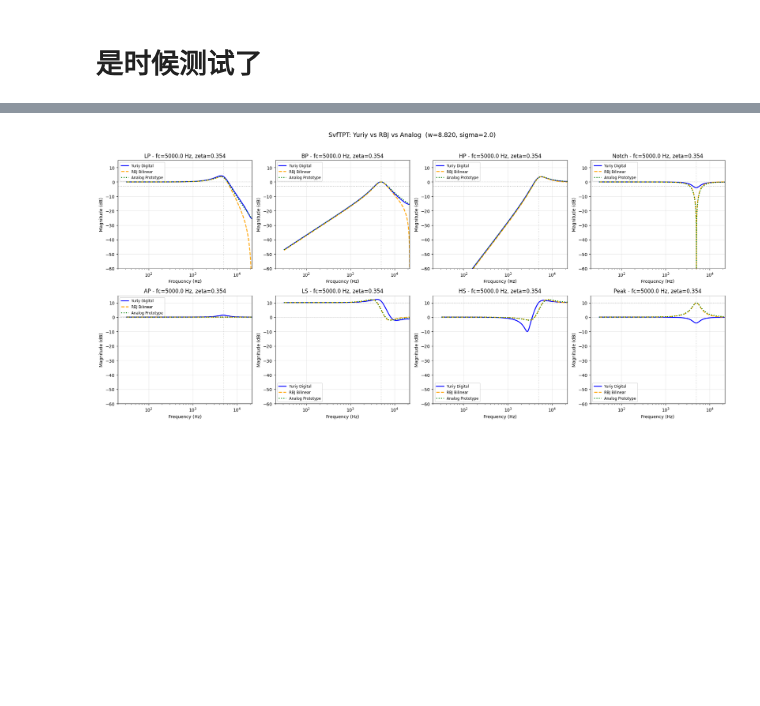
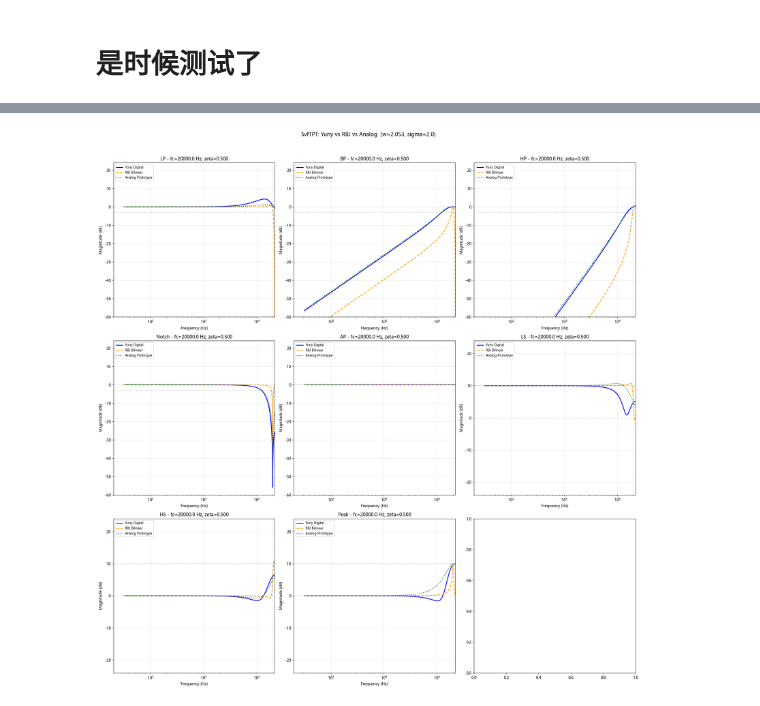
Before and after one commit to a5632645/qwqdsp, a Jupyter notebook: notebooks/ivantsovy_2nd_svf.ipynb, the cells around one changed output, grey strips where cells are left out. Cells and saved outputs as stored; diff of their text form; code cells hidden in the pictures; blank space fills up the shorter version.

```diff
--- a/notebooks/ivantsovy_2nd_svf.ipynb
+++ b/notebooks/ivantsovy_2nd_svf.ipynb
@@ -858,12 +920,36 @@ def yuriy_g_zeta(nu, kappa):
     zeta_z = np.sqrt(nu + kappa) / np.sqrt(2 * nu)
     return g_z, zeta_z
 
-def yuriy_m0z_m1z_m2z(m0, m1, m2, sigma, w, v):
+def yuriy_m0z_m1z_m2z(m0, m1, m2, sigma, w, v, k, g, g_z, zeta, zeta_z):
     """计算数字域的混合系数 m0z, m1z, m2z
     """
     m0z = m0
-    m1z = sign(m1) * np.sqrt(w**2 * m1**2 + m0**2*sigma**4) / np.sqrt(v)
     m2z = sign(m2) * np.sqrt((m0**2*sigma**4+m2**2*w**4+w**2*sigma**2*(m1**2-2*m0*m2))) / v
+    # m1z = sign(m1) * np.sqrt(w**2 * m1**2 + m0**2*sigma**4) / np.sqrt(v)
+    # m1z = m1
+
+    if label == 'LP':
+        m1z = 2*sigma/np.sqrt(v)
+        # m1z = m1
+    elif label == 'HP':
+        m1z = 0
+    elif label == 'BP':
+        # m1z = m2z*np.sqrt(v)/sigma
+        m1z = 2 * w * zeta / np.sqrt(v)
+    elif label == 'AP':
+        m1z = 2*zeta_z
+    elif label == 'NOTCH':
+        # m1z = np.sqrt((v + k)*2)*(m2z*v-np.pi**2)+2*np.pi*v*(m2z-1)
+        m1z = 0
+    # elif label == 'LS':
+    #     pass
+    # elif label == 'HS':
+    #     pass
+    # elif label == 'Peak':
+    #     pass
+    else:
+        m1z = m1
+    m1z = sign(m1) * m1z
     return m0z, m1z, m2z
 
 def yuriy_biquad_coeffs(g_z, zeta_z, m0z, m1z, m2z):
@@ -884,21 +970,14 @@ def yuriy_biquad_coeffs(g_z, zeta_z, m0z, m1z, m2z):
 # ============================================================
 
 fs = 44100.0
-fc = 5000.0
-zeta = 1.0 / np.sqrt(8)
+fc = 20000.0
+zeta = 0.5
 
 # ---- Yuriy 参数映射 ----
-w_y = fs / fc
 sigma_y = 2.0
 gain_db_shelf = 10.0
 gain_lin = 10.0 ** (gain_db_shelf / 20.0)  # 线性增益
-
-nu_y, kappa_y = yuriy_nu_kappa(w_y, sigma_y, zeta)
-g_z, zeta_z = yuriy_g_zeta(nu_y, kappa_y)
-
-print(f"w={w_y:.4f},  sigma={sigma_y}")
-print(f"g_z = {g_z:.6f}  (bilinear g = {np.tan(np.pi*fc/fs):.6f})")
-print(f"zeta_z = {zeta_z:.6f}  (analog zeta = {zeta:.6f})")
+A = 10**(gain_db_shelf / 40.0)
 
 # ---- 八种滤波器类型的 Yuriy 系数 ----
 # (m0, m1, m2, 标签, RBJ 类型, 模拟类型, [增益])
@@ -909,37 +988,55 @@ filter_specs = [
     (0, 0,          1,              "HP",    "high pass",   "high pass",   False),
     (1, 0,          1,              "Notch", "band stop",   "notch",       False),
     (1, -2*zeta,    1,              "AP",    "all pass",    "all pass",    False),
-    (gain_lin, 0,   1,              "LS",    "low shelf",   "low shelf",   True),
-    (1, 0,          gain_lin,       "HS",    "high shelf",  "high shelf",  True),
-    (1, 0,          1,              "Peak",  "band shelf",  "peak",        True),
+    (gain_lin, 2*zeta*A,   1,              "LS",    "low shelf",   "low shelf",   True),
+    (1, 2*zeta*A,          gain_lin,       "HS",    "high shelf",  "high shelf",  True),
+    (1, 2*A*zeta,          1,          "Peak",  "band shelf",  "peak",        True),
 ]
 
 n_filters = len(filter_specs)
 bs_y_list = []
-a_y = None
+a_y_list = []
 labels = []
 rbj_types = []
 analog_types = []
 use_gain = []
 
+def get_prewarped_omega(fc, fs, sigma):
+    if fc > fs / 2:
+        return fs / fc
+    omega_raw = fs / fc
+    ctg_val = 1.0 / np.tan(np.pi / omega_raw)
+    denom = np.sqrt(sigma**2 + (np.pi * ctg_val)**2)
+    return denom
+
 for m0, m1, m2, label, rbj_t, ana_t, need_gain in filter_specs:
-    m0z, m1z, m2z = yuriy_m0z_m1z_m2z(m0, m1, m2, sigma_y, w_y, nu_y)
+    a_fc = fc
+    a_zeta = zeta
+    if label == "LS":
+        a_fc /= np.sqrt(A)
+    elif label == "HS":
+        a_fc *= np.sqrt(A)
+    elif label == "Peak":
+        a_zeta /= A
+    w_y = get_prewarped_omega(a_fc, fs, sigma_y)
+    nu_y, kappa_y = yuriy_nu_kappa(w_y, sigma_y, a_zeta)
+    g_z, zeta_z = yuriy_g_zeta(nu_y, kappa_y)
+    m0z, m1z, m2z = yuriy_m0z_m1z_m2z(m0, m1, m2, sigma_y, w_y, nu_y, kappa_y, a_fc, g_z, a_zeta, zeta_z)
     b, a = yuriy_biquad_coeffs(g_z, zeta_z, m0z, m1z, m2z)
     bs_y_list.append(b)
-    if a_y is None:
-        a_y = a
+    a_y_list.append(a)
     labels.append(label)
     rbj_types.append(rbj_t)
     analog_types.append(ana_t)
     use_gain.append(need_gain)
-    print(f"{label}: m0z={m0z:.6f}, m1z={m1z:.6f}, m2z={m2z:.6f}")
+    print(f"{label}: g={g_z:.6f}, zeta={zeta_z:.6f} m0z={m0z:.6f}, m1z={m1z:.6f}, m2z={m2z:.6f}")
 
 # ---- 频响计算 ----
 freqs = np.logspace(1.5, np.log10(fs / 2), 2048)
 w_norm, _ = signal.freqz([1], [1], worN=freqs, fs=fs)
 
 # ---- 绘图 (2 行, 4 列) ----
-fig, axes = plt.subplots(2, 4, figsize=(20, 9))
+fig, axes = plt.subplots(3, 3, figsize=(20, 20))
 axes_flat = axes.flatten()
 
 for col in range(n_filters):
@@ -947,7 +1044,7 @@ for col in range(n_filters):
     g_db = gain_db_shelf if use_gain[col] else 0.0
 
     # Yuriy 数字
-    _, h_yuriy = signal.freqz(bs_y_list[col], a_y, worN=freqs, fs=fs)
+    _, h_yuriy = signal.freqz(bs_y_list[col], a_y_list[col], worN=freqs, fs=fs)
     # RBJ 双二阶
     b_rbj, a_rbj = get_rbj_coefficients(rbj_types[col], fc, fs, zeta, gain_db=g_db)
     _, h_rbj = signal.freqz(b_rbj, a_rbj, worN=freqs, fs=fs)
@@ -969,7 +1066,10 @@ for col in range(n_filters):
     ax.axvline(fc, color='gray', linestyle=':', alpha=0.3)
     ax.set_xscale('log')
     ax.set_xlim(20, fs / 2)
-    ax.set_ylim(-60, 15)
+    if use_gain[col]:
+        ax.set_ylim(-24, 24)
+    else:
+        ax.set_ylim(-60, 24)
     ax.grid(True, alpha=0.3)
     ax.set_title(f'{labels[col]} - fc={fc} Hz, zeta={zeta:.3f}')
     ax.set_xlabel('Frequency (Hz)')
@@ -995 +1092 @@ Peak: m0z=1.000000, m1z=-0.462376, m2z=0.986013
-[figure, old version]
+[figure, new version]
```
Also changed, not shown: parts of 17 cells of this notebook, 1 other file.
